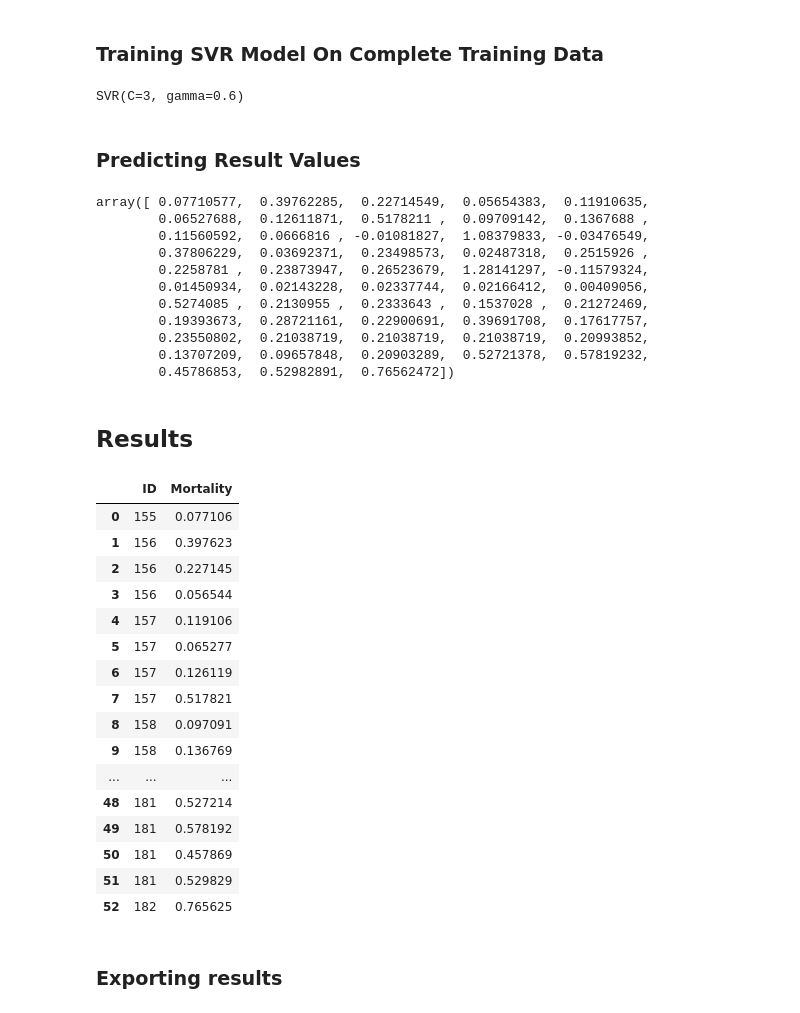
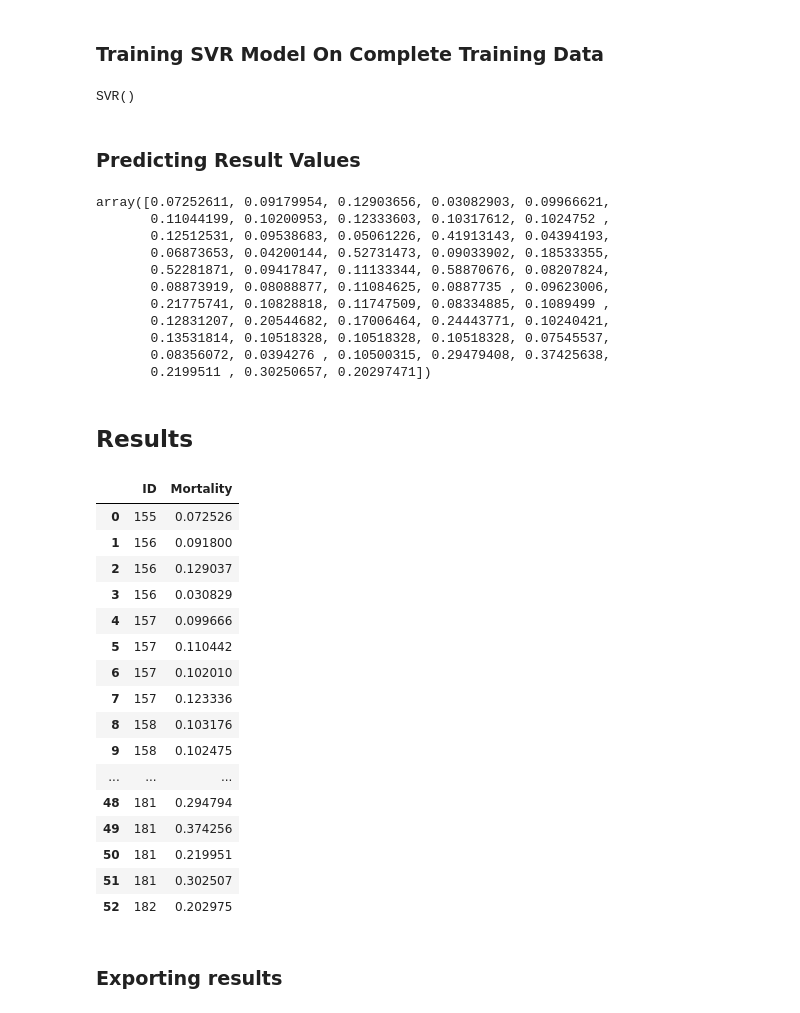
Before and after one commit to anshwalia/machine-learning, a Jupyter notebook: support-vector-machine/covid19-mortality-rate/covid19-mortality-rate-svr-model.ipynb, the cells around one changed output. Drawn from its saved outputs; the diff is of its cells as text; code cells hidden in the pictures.

Commit message:
Updated: < Support Vector Machine > [ COVID19 Mortality Rate Model ]

```diff
--- a/support-vector-machine/covid19-mortality-rate/covid19-mortality-rate-svr-model.ipynb
+++ b/support-vector-machine/covid19-mortality-rate/covid19-mortality-rate-svr-model.ipynb
@@ -610,0 +630,4 @@ filtered_test_data.head(10)
+# %%
+new_scaler = StandardScaler()
+scaled_X = new_scaler.fit_transform(X.values)
+scaled_X
@@ -611,8 +648,6 @@ filtered_test_data.head(10)
 # %% [markdown]
 ### Scaling Test Data
 # %%
-scaler = MinMaxScaler()
-scaler.fit(filtered_test_data)
-scaled_test_data = scaler.transform(filtered_test_data)
+scaled_test_data = new_scaler.transform(filtered_test_data.values)
 scaled_test_data
 # %% [output]
@@ -636,54 +671,52 @@ array([[0.6       , 0.        , 0.58125   , 0.341     , 0.23230769,
 # %% [markdown]
 ### Training SVR Model On Complete Training Data
 # %%
-svr_model = SVR(C=3,gamma=0.6)
+svr_model = SVR()
 svr_model.fit(scaled_X,y)
 # %% [output]
-SVR(C=3, gamma=0.6)
+SVR()
 # %% [markdown]
 ### Predicting Result Values
 # %%
 predicted_values = svr_model.predict(scaled_test_data)
 predicted_values
 # %% [output]
-array([ 0.07710577,  0.39762285,  0.22714549,  0.05654383,  0.11910635,
-        0.06527688,  0.12611871,  0.5178211 ,  0.09709142,  0.1367688 ,
-        0.11560592,  0.0666816 , -0.01081827,  1.08379833, -0.03476549,
-        0.37806229,  0.03692371,  0.23498573,  0.02487318,  0.2515926 ,
-        0.2258781 ,  0.23873947,  0.26523679,  1.28141297, -0.11579324,
-        0.01450934,  0.02143228,  0.02337744,  0.02166412,  0.00409056,
-        0.5274085 ,  0.2130955 ,  0.2333643 ,  0.1537028 ,  0.21272469,
-        0.19393673,  0.28721161,  0.22900691,  0.39691708,  0.17617757,
-        0.23550802,  0.21038719,  0.21038719,  0.21038719,  0.20993852,
-        0.13707209,  0.09657848,  0.20903289,  0.52721378,  0.57819232,
-        0.45786853,  0.52982891,  0.76562472])
+array([0.07252611, 0.09179954, 0.12903656, 0.03082903, 0.09966621,
+       0.11044199, 0.10200953, 0.12333603, 0.10317612, 0.1024752 ,
+       0.12512531, 0.09538683, 0.05061226, 0.41913143, 0.04394193,
+       0.06873653, 0.04200144, 0.52731473, 0.09033902, 0.18533355,
+       0.52281871, 0.09417847, 0.11133344, 0.58870676, 0.08207824,
+       0.08873919, 0.08088877, 0.11084625, 0.0887735 , 0.09623006,
+       0.21775741, 0.10828818, 0.11747509, 0.08334885, 0.1089499 ,
+       0.12831207, 0.20544682, 0.17006464, 0.24443771, 0.10240421,
+       0.13531814, 0.10518328, 0.10518328, 0.10518328, 0.07545537,
+       0.08356072, 0.0394276 , 0.10500315, 0.29479408, 0.37425638,
+       0.2199511 , 0.30250657, 0.20297471])
 # %% [markdown]
 ## Results
 # %%
 results = pd.DataFrame()
 results['ID'] = test_data['ID']
 results['Mortality'] = predicted_values
-results['Mortality'] = results['Mortality'].apply(lambda x: (x*-1) if (x<0) else x)
-results['Mortality'] = results['Mortality'].apply(lambda x: 1 if (x > 1) else x)
 results
 # %% [output]
 |  | ID | Mortality |
-| 0 | 155 | 0.077106 |
-| 1 | 156 | 0.397623 |
-| 2 | 156 | 0.227145 |
-| 3 | 156 | 0.056544 |
-| 4 | 157 | 0.119106 |
-| 5 | 157 | 0.065277 |
-| 6 | 157 | 0.126119 |
-| 7 | 157 | 0.517821 |
-| 8 | 158 | 0.097091 |
-| 9 | 158 | 0.136769 |
+| 0 | 155 | 0.072526 |
+| 1 | 156 | 0.091800 |
+| 2 | 156 | 0.129037 |
+| 3 | 156 | 0.030829 |
+| 4 | 157 | 0.099666 |
+| 5 | 157 | 0.110442 |
+| 6 | 157 | 0.102010 |
+| 7 | 157 | 0.123336 |
+| 8 | 158 | 0.103176 |
+| 9 | 158 | 0.102475 |
 | ... | ... | ... |
-| 48 | 181 | 0.527214 |
-| 49 | 181 | 0.578192 |
-| 50 | 181 | 0.457869 |
-| 51 | 181 | 0.529829 |
-| 52 | 182 | 0.765625 |
+| 48 | 181 | 0.294794 |
+| 49 | 181 | 0.374256 |
+| 50 | 181 | 0.219951 |
+| 51 | 181 | 0.302507 |
+| 52 | 182 | 0.202975 |
 # %% [markdown]
 ### Exporting results
 # %%
```
Also changed, not shown: parts of 18 cells of this notebook, 1 other file.
